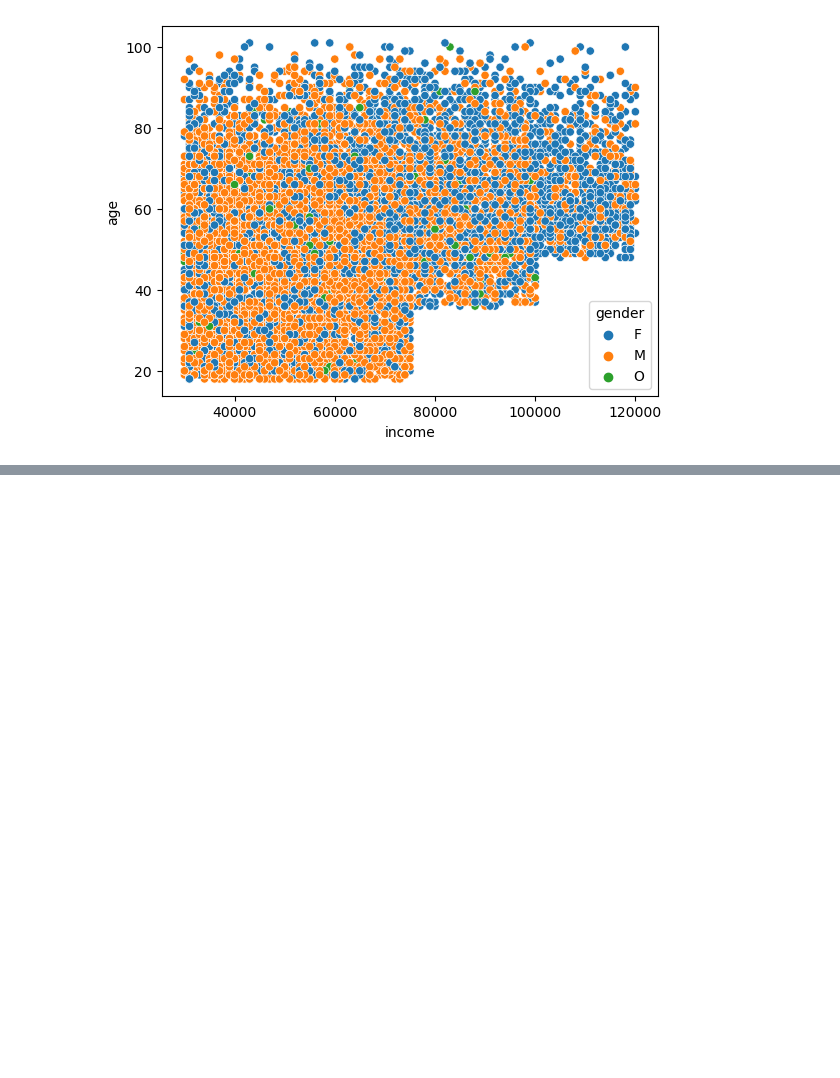
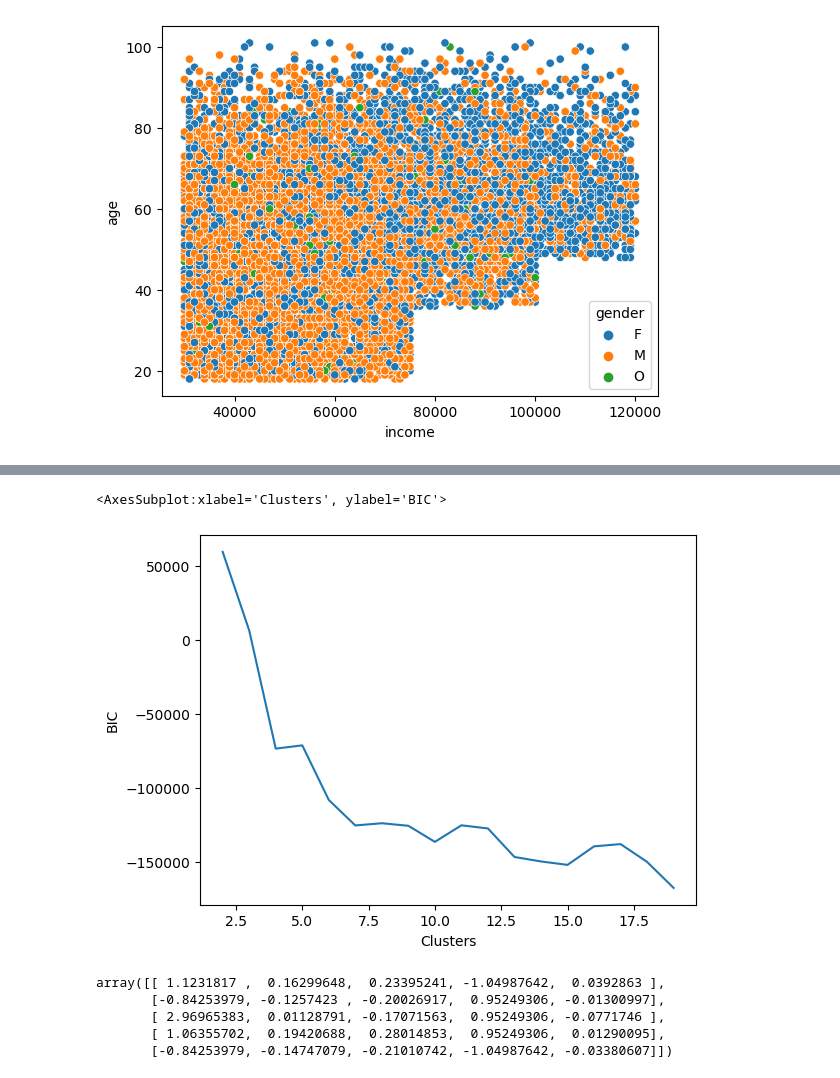
Before and after one commit to ApuAdh/RFP, a Jupyter notebook: Gaussian Mixed Model.ipynb, the cells around one changed output, grey strips where cells are left out. Drawn from its saved outputs; the diff is of its cells as text; code cells hidden in the pictures; blank space fills up the shorter version.

```diff
--- a/Gaussian Mixed Model.ipynb
+++ b/Gaussian Mixed Model.ipynb
@@ -76,2 +85,0 @@ df = pd.DataFrame(scaled_array)
-# %%
-gm = GaussianMixture(n_components=2, random_state=0).fit(df)
@@ -81,0 +86,10 @@ GaussianMixture(n_components=2, random_state=0)
+# %%
+from sklearn.model_selection import train_test_split
+df_train, df_test = train_test_split(df, test_size=0.33, random_state=42)
+# %%
+bics = []
+for i in range(2,20):
+    gmo = GaussianMixture(n_components=i)
+    gm = gmo.fit(df_train)
+    bic = gm.bic(df_train)
+    bics.append(bic)
@@ -81,0 +117,3 @@ GaussianMixture(n_components=2, random_state=0)
+# %%
+frame = pd.DataFrame({'Clusters': range(2, 20), "BIC": bics})
+frame.head()
@@ -81,0 +127,5 @@ GaussianMixture(n_components=2, random_state=0)
+# %%
+sns.lineplot(data=frame, x="Clusters", y="BIC")
+# %% [output]
+<AxesSubplot:xlabel='Clusters', ylabel='BIC'>
+[figure, added]
@@ -81,0 +134,8 @@ GaussianMixture(n_components=2, random_state=0)
+# %%
+gm.means_
+# %% [output]
+array([[ 1.1231817 ,  0.16299648,  0.23395241, -1.04987642,  0.0392863 ],
+       [-0.84253979, -0.1257423 , -0.20026917,  0.95249306, -0.01300997],
+       [ 2.96965383,  0.01128791, -0.17071563,  0.95249306, -0.0771746 ],
+       [ 1.06355702,  0.19420688,  0.28014853,  0.95249306,  0.01290095],
+       [-0.84253979, -0.14747079, -0.21010742, -1.04987642, -0.03380607]])
```
Also changed, not shown: parts of 14 cells of this notebook.
